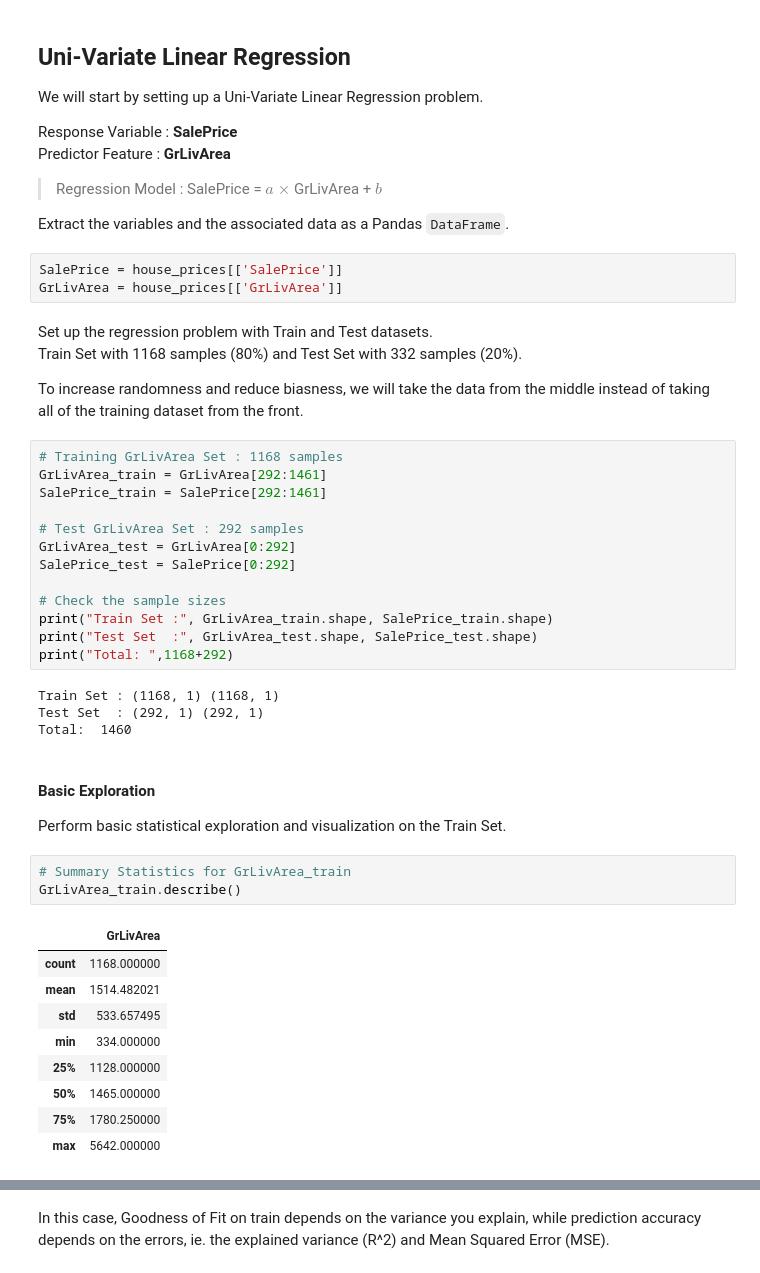
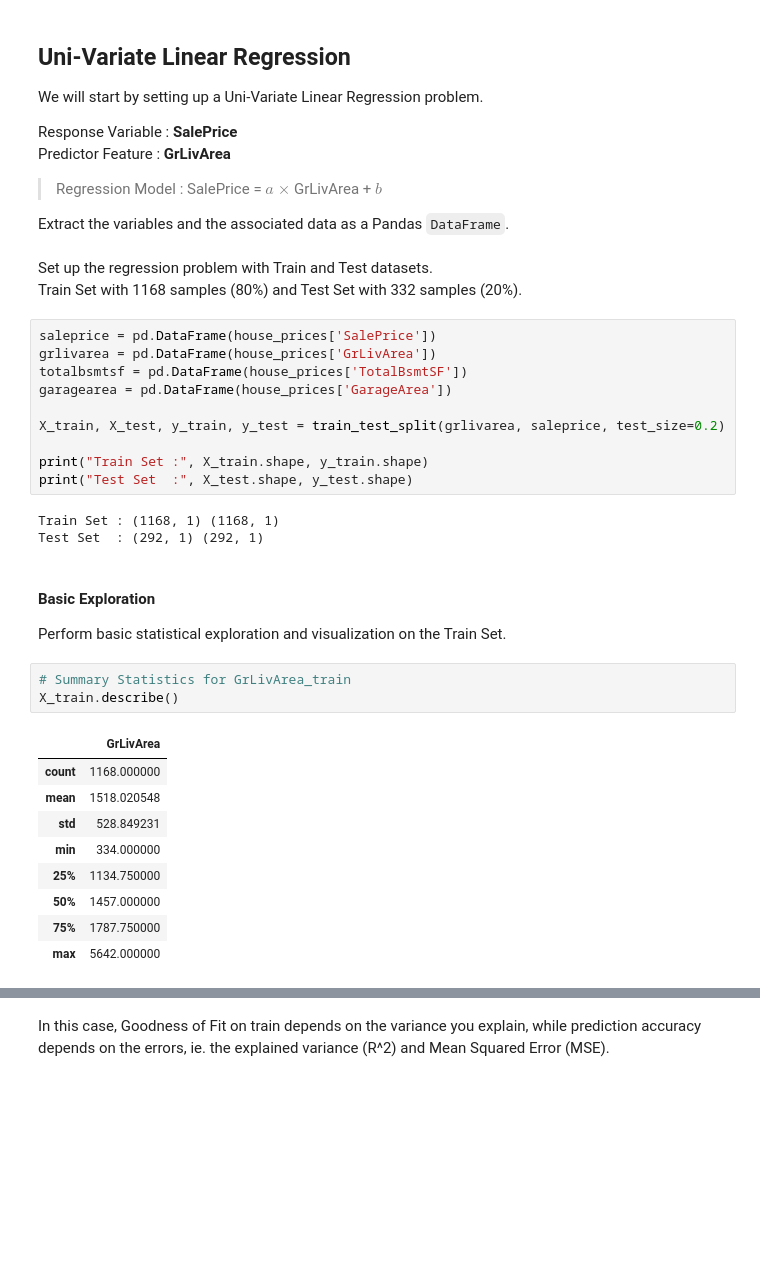
Before and after one commit to keithfykai/sc1015, a Jupyter notebook: Lab 4/lab4 solution.ipynb, the cells around one changed output, grey strips where cells are left out. Cells and saved outputs as stored; diff of their text form; blank space fills up the shorter version.

```diff
--- a/Lab 4/lab4 solution.ipynb
+++ b/Lab 4/lab4 solution.ipynb
@@ -86,47 +89,38 @@ Predictor Feature : **GrLivArea**
 > Regression Model : SalePrice = $a$ $\times$ GrLivArea + $b$
 
 Extract the variables and the associated data as a Pandas `DataFrame`.
-# %%
-SalePrice = house_prices[['SalePrice']]
-GrLivArea = house_prices[['GrLivArea']]
 # %% [markdown]
 Set up the regression problem with Train and Test datasets.
 Train Set with 1168 samples (80%) and Test Set with 332 samples (20%).
-
-To increase randomness and reduce biasness, we will take the data from the middle instead of taking all of the training dataset from the front.
-# %%
-# Training GrLivArea Set : 1168 samples
-GrLivArea_train = GrLivArea[292:1461]
-SalePrice_train = SalePrice[292:1461]
-
-# Test GrLivArea Set : 292 samples
-GrLivArea_test = GrLivArea[0:292]
-SalePrice_test = SalePrice[0:292]
-
-# Check the sample sizes
-print("Train Set :", GrLivArea_train.shape, SalePrice_train.shape)
-print("Test Set  :", GrLivArea_test.shape, SalePrice_test.shape)
-print("Total: ",1168+292)
-# %% [output]
-Train Set : (1168, 1) (1168, 1)
-Test Set  : (292, 1) (292, 1)
-Total:  1460
+# %%
+saleprice = pd.DataFrame(house_prices['SalePrice'])
+grlivarea = pd.DataFrame(house_prices['GrLivArea'])
+totalbsmtsf = pd.DataFrame(house_prices['TotalBsmtSF'])
+garagearea = pd.DataFrame(house_prices['GarageArea'])
+
+X_train, X_test, y_train, y_test = train_test_split(grlivarea, saleprice, test_size=0.2)
+
+print("Train Set :", X_train.shape, y_train.shape)
+print("Test Set  :", X_test.shape, y_test.shape)
+# %% [output]
+Train Set : (1168, 1) (1168, 1)
+Test Set  : (292, 1) (292, 1)
 # %% [markdown]
 #### Basic Exploration
 
 Perform basic statistical exploration and visualization on the Train Set.
 # %%
 # Summary Statistics for GrLivArea_train
-GrLivArea_train.describe()
+X_train.describe()
 # %% [output]
 |  | GrLivArea |
 | count | 1168.000000 |
-| mean | 1514.482021 |
-| std | 533.657495 |
+| mean | 1518.020548 |
+| std | 528.849231 |
 | min | 334.000000 |
-| 25% | 1128.000000 |
-| 50% | 1465.000000 |
-| 75% | 1780.250000 |
+| 25% | 1134.750000 |
+| 50% | 1457.000000 |
+| 75% | 1787.750000 |
 | max | 5642.000000 |
 # %%
 # Summary Statistics for SalePrice_train
```
Also changed, not shown: parts of 39 cells of this notebook, 1 other file.
